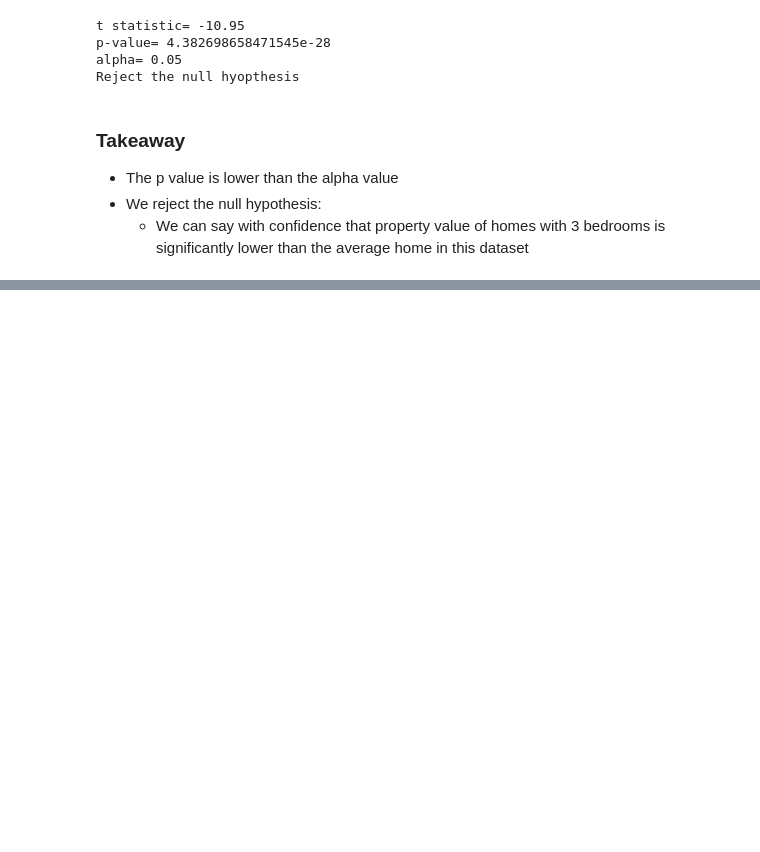
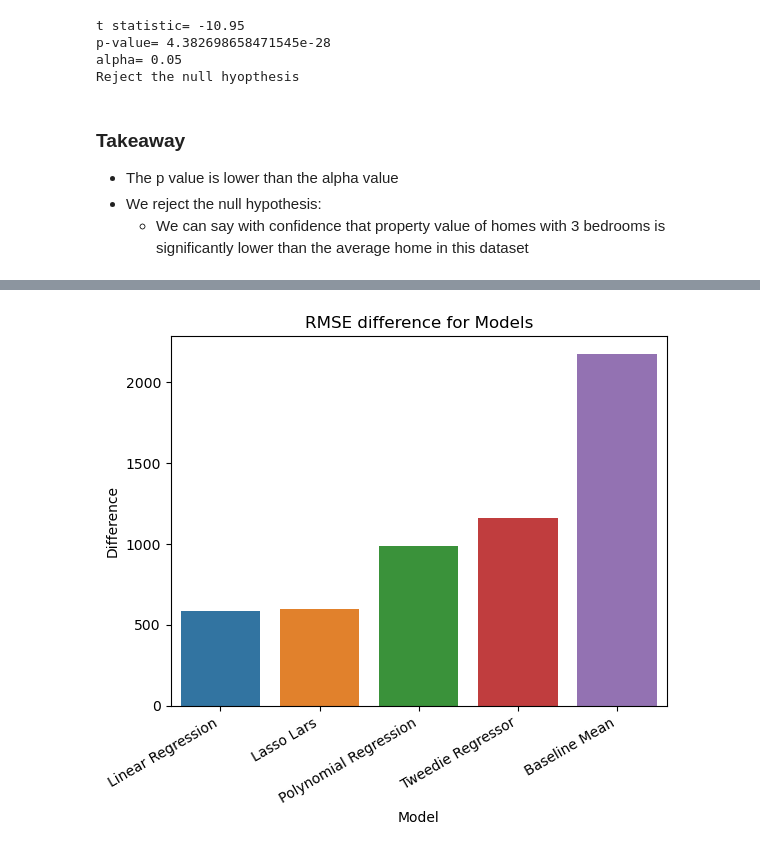
Before and after one commit to Andy-Jensen/Zillow-Project, a Jupyter notebook: final-report.ipynb, the cells around one changed output, grey strips where cells are left out. Drawn from its saved outputs; the diff is of its cells as text; code cells hidden in the pictures; blank space fills up the shorter version.

```diff
--- a/final-report.ipynb
+++ b/final-report.ipynb
@@ -120,0 +206,3 @@ Reject the null hyopthesis
+# %%
+#Prepare the data for modeling
+X_train, y_train, X_val, y_val, X_test, y_test = mod.prep_for_modeling()
@@ -120,0 +226,2 @@ Reject the null hyopthesis
+# %%
+y_train, y_val = mod.get_baseline(y_train, y_val)
@@ -120,0 +237,5 @@ Reject the null hyopthesis
+# %%
+y_train, y_val = mod.models(X_train, y_train, X_val, y_val)
+# %%
+rmsedf = mod.model_rmse(y_train, y_val)
+rmsedf
@@ -120,0 +249,4 @@ Reject the null hyopthesis
+# %%
+mod.rmse_viz(rmsedf)
+# %% [output]
+[figure, added]
```
Also changed, not shown: parts of 21 cells of this notebook, 5 other files.
